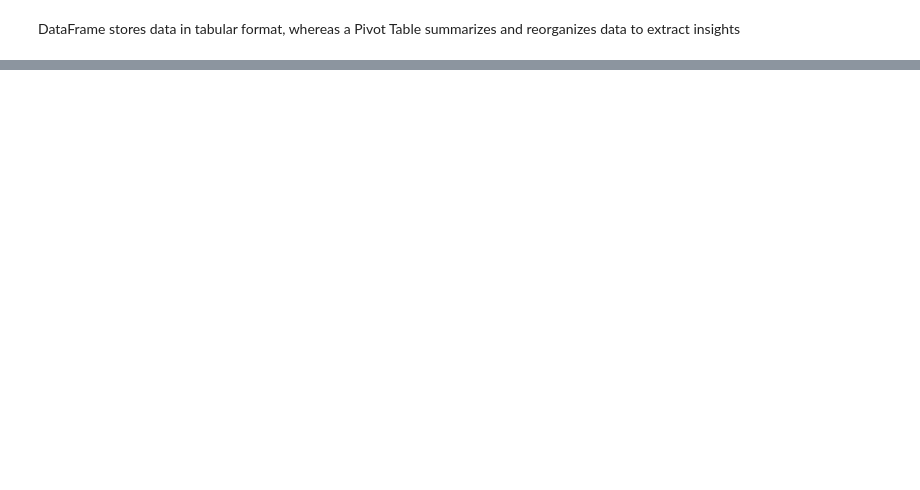
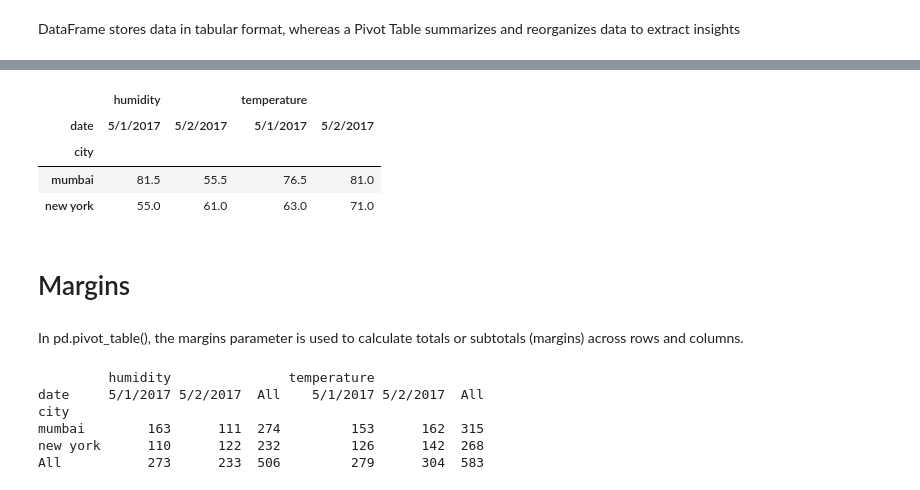
Before and after one commit to Taha-Sayyed/Python, a Jupyter notebook: pandas/exercise/pandas_pivot.ipynb, the cells around one changed output, grey strips where cells are left out. Cells and saved outputs as stored; diff of their text form; code cells hidden in the pictures; blank space fills up the shorter version.

```diff
--- a/pandas/exercise/pandas_pivot.ipynb
+++ b/pandas/exercise/pandas_pivot.ipynb
@@ -112,0 +131,13 @@ DataFrame stores data in tabular format, whereas a Pivot Table summarizes and re
+# %%
+df.pivot_table(index='city',columns='date')
+# Value inside the table is the average value
+# %% [output]
+|  | humidity |  | temperature |  |
+| date | 5/1/2017 | 5/2/2017 | 5/1/2017 | 5/2/2017 |
+| city |  |  |  |  |
+| mumbai | 81.5 | 55.5 | 76.5 | 81.0 |
+| new york | 55.0 | 61.0 | 63.0 | 71.0 |
+# %% [markdown]
+# Margins
+# %% [markdown]
+In pd.pivot_table(), the margins parameter is used to calculate totals or subtotals (margins) across rows and columns.
@@ -112,0 +146,9 @@ DataFrame stores data in tabular format, whereas a Pivot Table summarizes and re
+# %%
+print(result)
+# %% [output]
+         humidity               temperature
+date     5/1/2017 5/2/2017  All    5/1/2017 5/2/2017  All
+city
+mumbai        163      111  274         153      162  315
+new york      110      122  232         126      142  268
+All           273      233  506         279      304  583
```
Also changed, not shown: parts of 11 cells of this notebook.
